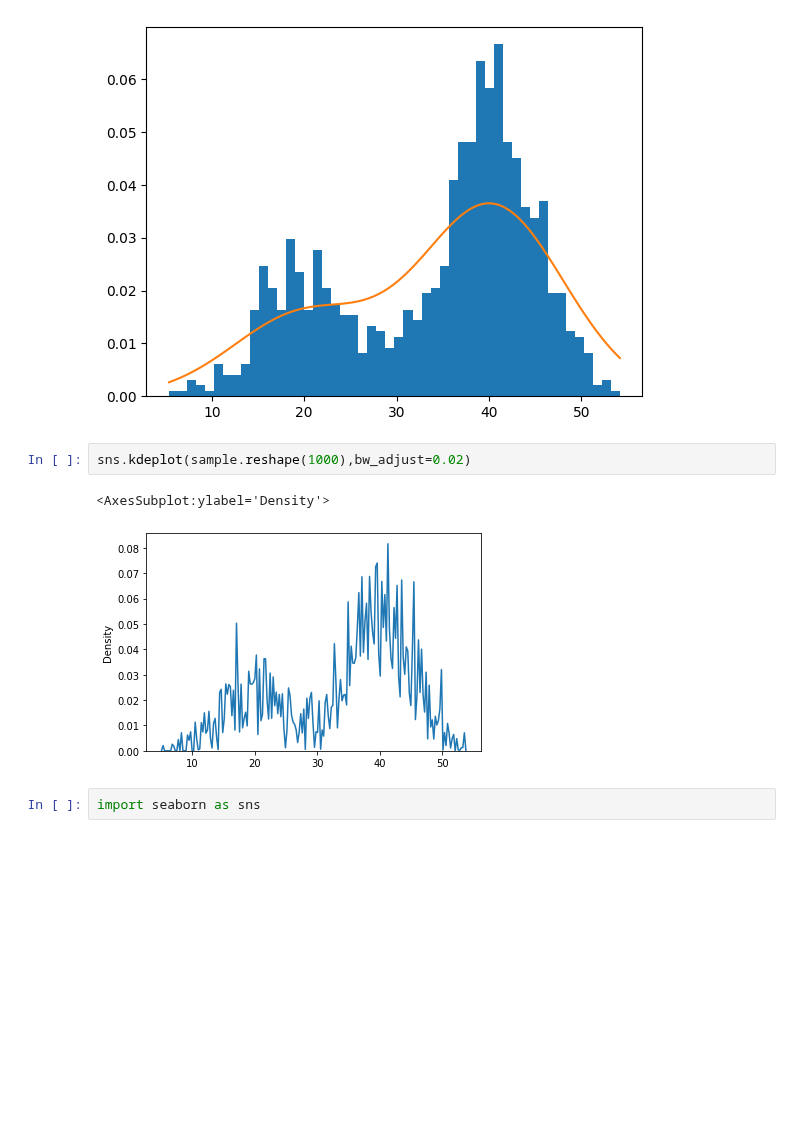
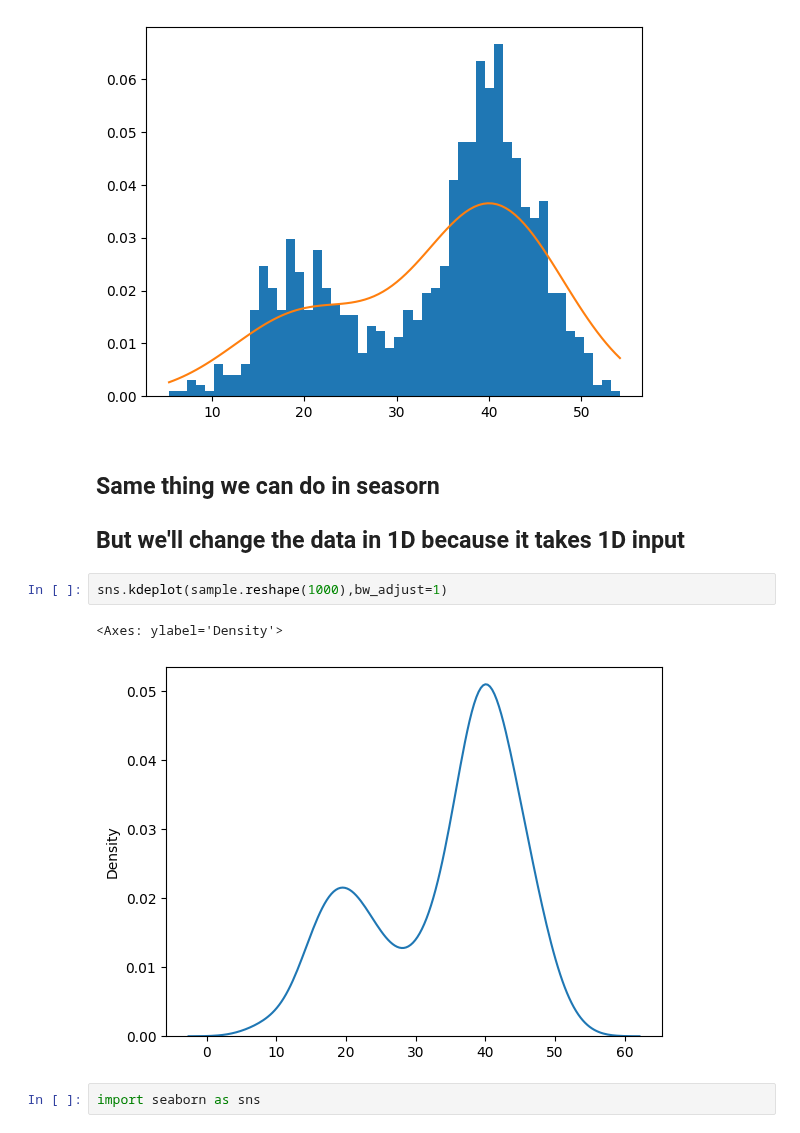
Before and after one commit to sourabhms66/statistics, a Jupyter notebook: session_40.ipynb, the cells around one changed output. Saved outputs shown, nothing was run; the diff lists cells and outputs as text; blank space fills up the shorter version.

```diff
--- a/session_40.ipynb
+++ b/session_40.ipynb
@@ -449,11 +449,14 @@ plt.plot(values[:], probability_densities)
 plt.show()
 # %% [output]
 [figure]
+# %% [markdown]
+## Same thing we can do in seasorn
+## But we'll change the data in 1D because it takes 1D input
 # %%
-sns.kdeplot(sample.reshape(1000),bw_adjust=0.02)
+sns.kdeplot(sample.reshape(1000),bw_adjust=1)
 # %% [output]
-<AxesSubplot:ylabel='Density'>
+<Axes: ylabel='Density'>
-[figure, old version]
+[figure, new version]
 # %%
 import seaborn as sns
 # %%
```
